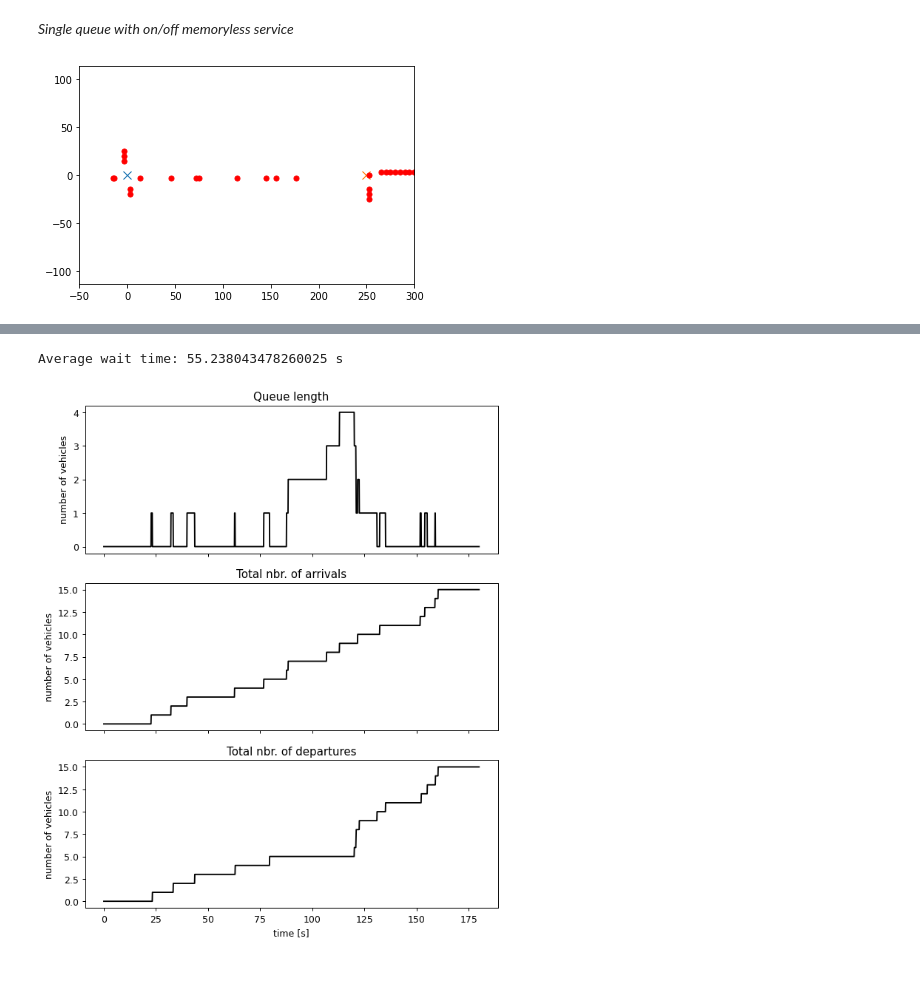
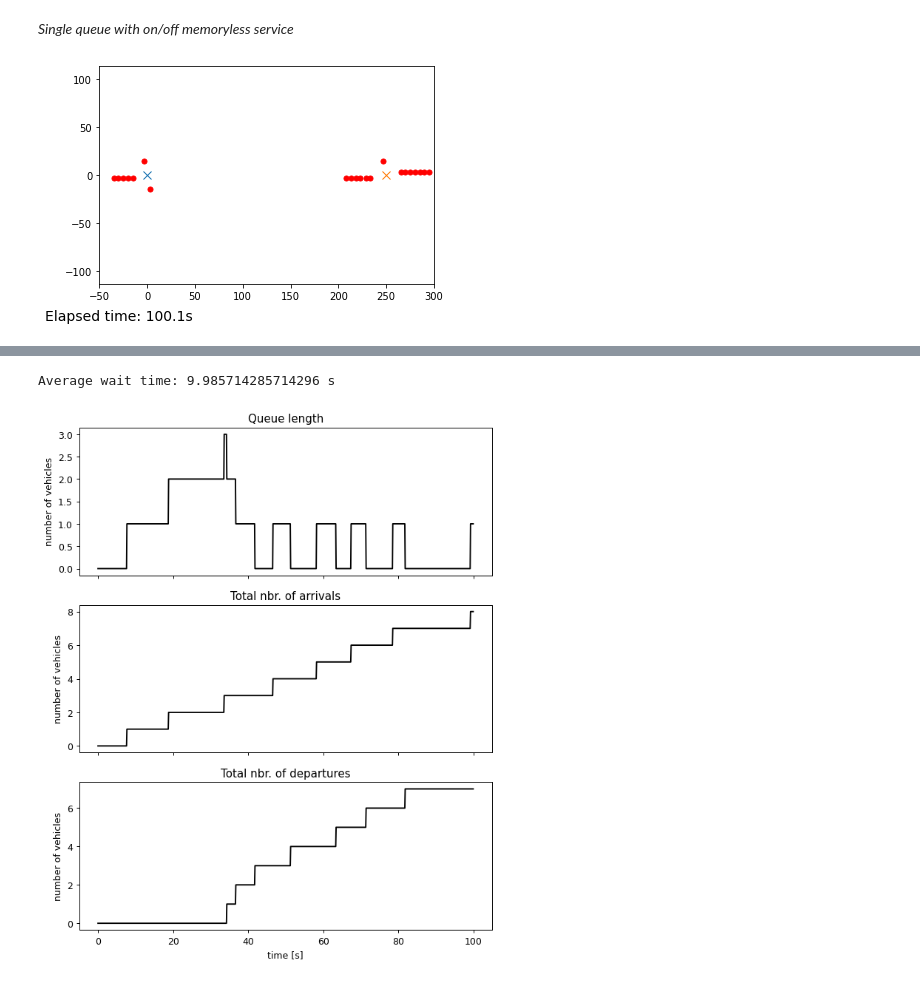
Before and after one commit to KingJohanna/vehicle-traffic-congestion-control, a Jupyter notebook: Simulation.ipynb, the cells around one changed output, grey strips where cells are left out. Cells and saved outputs as stored; diff of their text form; code cells hidden in the pictures.

```diff
--- a/Simulation.ipynb
+++ b/Simulation.ipynb
@@ -91,21 +79,9 @@ intersection_system_2.set_queue_rate_parameters(grid_ind=(0,1), avg_departure_ti
 intersection_system_2.set_traffic_lights(grid_ind=(0,0), traffic_light_ns=memoryless_ns1, traffic_light_ew=memoryless_ew1)
 intersection_system_2.set_traffic_lights(grid_ind=(0,1), traffic_light_ns=memoryless_ns2, traffic_light_ew=memoryless_ew2)
 # %%
-FFMpegWriter = manimation.writers['ffmpeg']
-metadata = dict(title='Simulation', artist='Matplotlib',
-                comment='Visual representation of the simulation.')
-writer = FFMpegWriter(fps=30, metadata=metadata)
-
-fig, ax = intersection_system_2.initialize_plot(plt)
-
-with writer.saving(fig, "simulation2.mp4", 100):
-    while intersection_system_2.time < 100:
-        intersection_system_2.run_event(delta_t=0.1, animate=True, plt=plt)
-        writer.grab_frame()
-while intersection_system_2.time < 1800:
-    intersection_system_2.run_event(delta_t=0.1)
+intersection_system_2.simulate(delta_t=0.1, end_time=100, animate=True, file_name="figs/simulation2.mp4", speed=3)
 # %% [output]
-[figure, old version]
+[figure, new version]
 # %%
 HTML("""
 <div align="middle">
@@ -118,9 +94,9 @@ HTML("""
 stats = intersection_system_2.get_stats()
 print("Average wait time:", stats[(0,0)]["N"]["wait_time"], "s")
 # %% [output]
-Average wait time: 55.238043478260025 s
+Average wait time: 9.985714285714296 s
 # %%
-fig, axs = intersection_system_2.plot_queue_stats(plt=plt, grid_ind=(0,0), direction='N', end_time=180, delta_t=0.1, fig_size=(8,10))
+fig, axs = intersection_system_2.plot_queue_stats(plt=plt, grid_ind=(0,0), direction='N', end_time=round(intersection_system_2.time), delta_t=0.1, fig_size=(8,10))
 #plt.savefig('figs/northbound_(0,0)', bbox_inches='tight')
 # %% [output]
-[figure, old version]
+[figure, new version]
```
Also changed, not shown: parts of 5 cells of this notebook, 1 other file.
